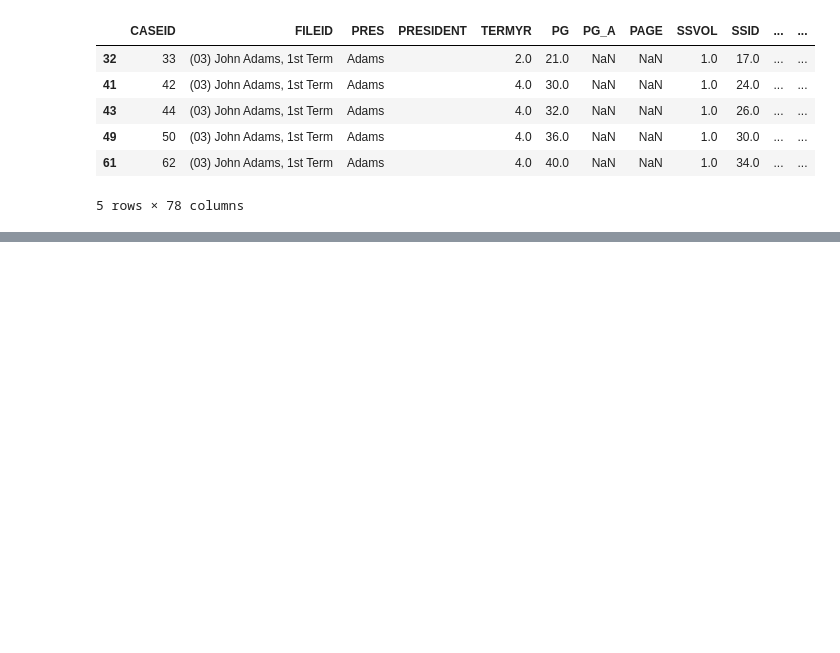
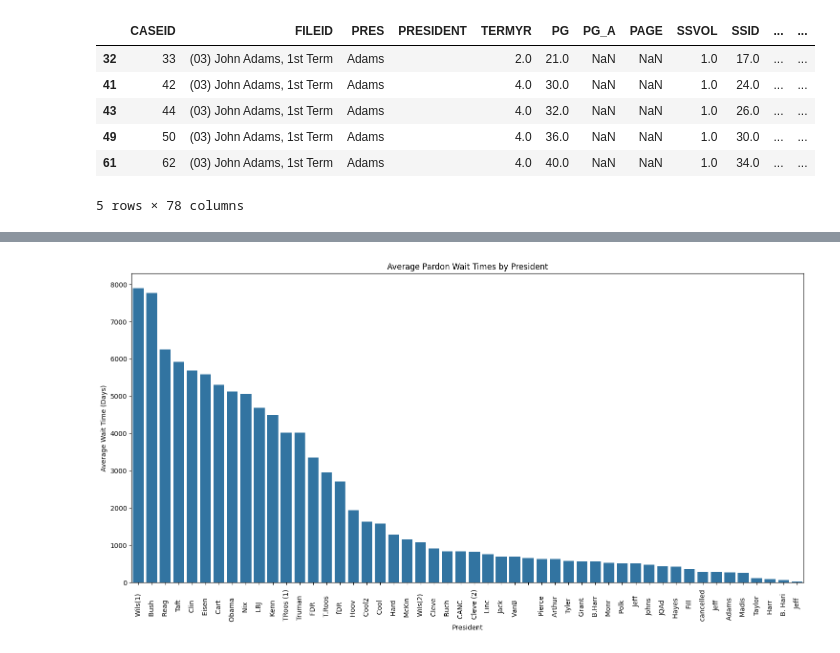
Before and after one commit to GraceSchmidt1/Group2_US_Pardons, a Jupyter notebook: US_Pardons_EDA.ipynb, the cells around one changed output, grey strips where cells are left out. Drawn from its saved outputs; the diff is of its cells as text; code cells hidden in the pictures; blank space fills up the shorter version.

```diff
--- a/US_Pardons_EDA.ipynb
+++ b/US_Pardons_EDA.ipynb
@@ -316,0 +326,5 @@ df_wait.head()
+# %%
+#(GS-code orginator)
+avg_wait_time_per_president = df_wait.groupby('PRES')['WAIT_DAYS'].mean().sort_values(ascending=False)
+print("Average Wait Time (in Days) per President:")
+print(avg_wait_time_per_president)
@@ -316,0 +393,12 @@ df_wait.head()
+# %%
+#(GS-code orginator)
+plt.figure(figsize=(15, 8))
+sns.barplot(x=avg_wait_time_per_president.index, y=avg_wait_time_per_president.values)
+plt.xlabel('President')
+plt.ylabel('Average Wait Time (Days)')
+plt.title('Average Pardon Wait Times by President')
+plt.xticks(rotation=90)
+plt.tight_layout()
+plt.show()
+# %% [output]
+[figure, added]
```
Also changed, not shown: parts of 33 cells of this notebook.
